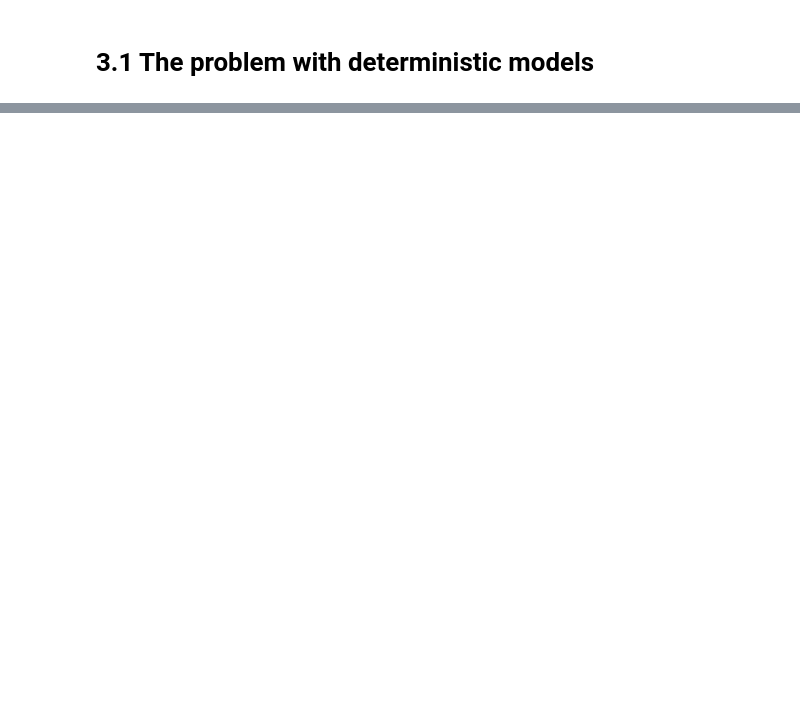
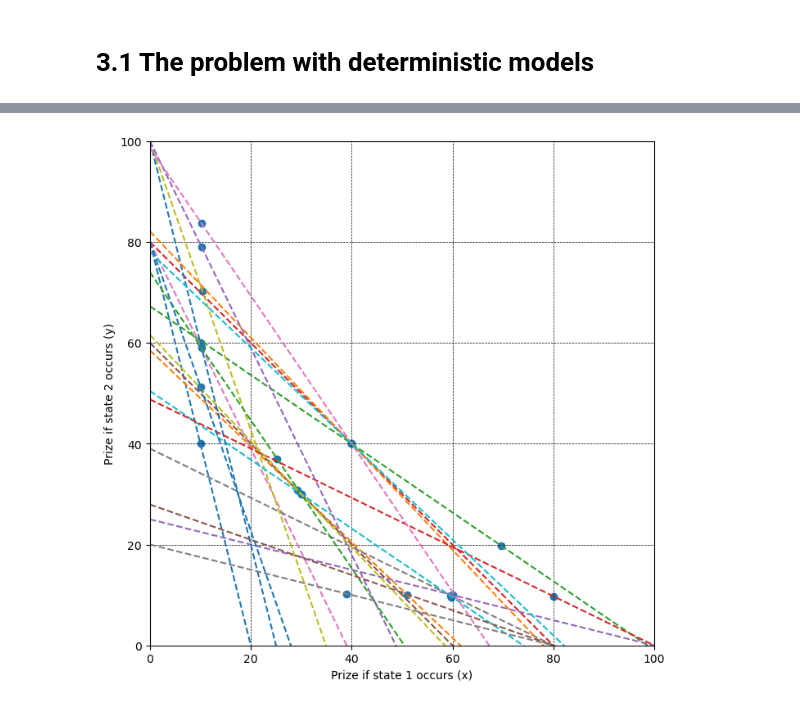
Before and after one commit to haihan-yu/structural_bayesian, a Jupyter notebook: Notebooks/chapter03.ipynb, the cells around one changed output, grey strips where cells are left out. Cells and saved outputs as stored; diff of their text form; code cells hidden in the pictures; blank space fills up the shorter version.

```diff
--- a/Notebooks/chapter03.ipynb
+++ b/Notebooks/chapter03.ipynb
@@ -82,0 +7,52 @@ KeyError: 'Subject'
+# %%
+# Read the CSV file
+Df = pd.read_csv('Data/Data_HPZ_2018.csv')
+# Name the columns
+Df.rename(columns={
+    Df.columns[0]: 'Subject',
+    Df.columns[1]: 'Observation',
+    Df.columns[2]: 'X',
+    Df.columns[3]: 'Y',
+    Df.columns[4]: 'X-intercept',
+    Df.columns[5]: 'Y-intercept'
+}, inplace=True)
+
+d = Df[Df['Subject'] == 201]
+
+
+# Create a new plot with a specified figure size
+fig, ax = plt.subplots(figsize=(10, 8))  # Width: 10 inches, Height: 8 inches
+
+# Set the limits of the x and y axes
+x_lim = (0, d['X-intercept'].max())
+y_lim = (0, d['Y-intercept'].max())
+ax.set_xlim(x_lim)
+ax.set_ylim(y_lim)
+
+# Draw each line (abline) for the data points
+for index, row in d.iterrows():
+    slope = -row['Y-intercept'] / row['X-intercept']
+    intercept = row['Y-intercept']
+    # Calculate the end points of the line
+    x_vals = np.array(ax.get_xlim())
+    y_vals = intercept + slope * x_vals
+    ax.plot(x_vals, y_vals, '--')
+
+# Add the points to the plot
+ax.scatter(d['X'], d['Y'])
+
+# Styling to resemble theme_bw()
+ax.set_facecolor('white')
+ax.grid(True, which='both', linestyle='--', linewidth=0.5, color='black')
+
+# Set aspect ratio to be equal
+ax.set_aspect('equal', adjustable='box')
+
+# Set the labels for the axes
+ax.set_xlabel("Prize if state 1 occurs (x)")
+ax.set_ylabel("Prize if state 2 occurs (y)")
+
+# Show the plot
+plt.show()
+# %% [output]
+[figure, added]
```
Also changed, not shown: parts of 3 cells of this notebook, 4 other files.
